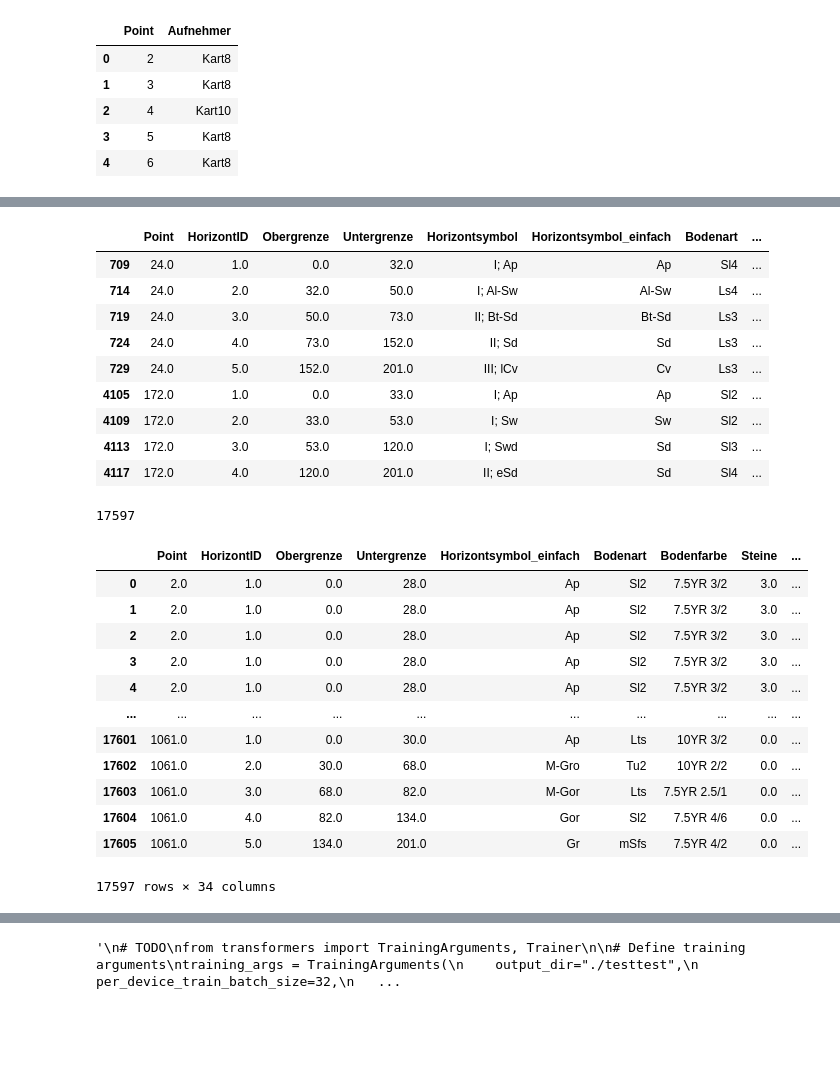
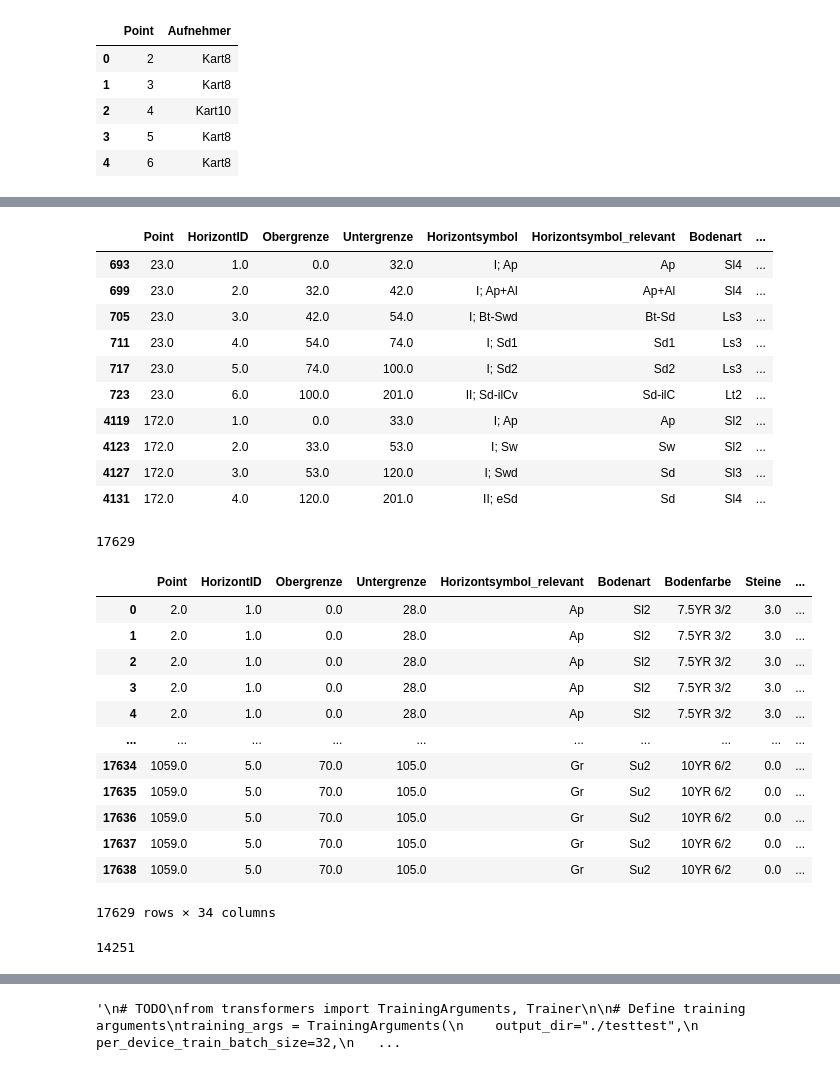
Before and after one commit to calgo-lab/BGR, a Jupyter notebook: notebooks/Multimodal_Training_Baseline.ipynb, the cells around one changed output, grey strips where cells are left out. Saved outputs shown, nothing was run; the diff lists cells and outputs as text; code cells hidden in the pictures; blank space fills up the shorter version.

Commit message:
Horizont_relevant as target (counts > 100)

```diff
--- a/notebooks/Multimodal_Training_Baseline.ipynb
+++ b/notebooks/Multimodal_Training_Baseline.ipynb
@@ -27,11 +27,11 @@ path_csv_annotator_ids = '../data/BGR/Kartierer_ID.csv'
 path_csv_locations = '../data/BGR/STANDORT.csv'
 path_horizons_simple = '../data/BGR/Vereinfachung_Horizontsymbole.csv'
 #path_pictures = "/Users/felix/Library/CloudStorage/Dropbox/data/BGR-Data-Bodenhorizonte/Profilbilder/"
-path_pictures = "../data/BGR/Profilbilder_no_ruler/"
+path_pictures = "../data/BGR/Profilbilder_no_ruler_no_sky/"
 # %%
 df = pd.read_csv(path_csv)
 print(len(df.index))
-df = df.dropna(subset=['Bodenart'])
+df = df.dropna(subset=['Horizontsymbol'])
 print(len(df.index))
 df#.head()
 # %% [output]
@@ -62,0 +53,4 @@ df_simple.head()
+# %%
+df_simple = pd.read_csv(path_horizons_simple)
+df_simple.rename(columns={"relevanter Anteil = was sinntragend und detektierbar ist - es sind nicht alles gültige Symbole": "relevanter Anteil"}, inplace=True)
+df_simple.head()
@@ -64,11 +65,12 @@ df_simple.head()
 # Add an extra column to the original dataset with the simplified horizon symbols
 
 # Apply the simplification function to each row of the 'Horizontsymbol' column
-df['Horizontsymbol_einfach'] = df['Horizontsymbol'].apply(lambda x: bgr_data.simplify_string(x, df_simple))
+col_name = "relevanter Anteil" # try to predict 'relevanter Anteil' first; otherwise, resort to 'stark vereinfacht'
+df['Horizontsymbol_relevant'] = df['Horizontsymbol'].apply(lambda x: bgr_data.simplify_string(x, df_simple, col_name))
 
 # Reorder the columns
 cols = df.columns.tolist()
-cols.insert(cols.index('Horizontsymbol') + 1, 'Horizontsymbol_einfach')
+cols.insert(cols.index('Horizontsymbol') + 1, 'Horizontsymbol_relevant')
 cols.pop() # remove the duplicate at the end
 df = df[cols]
 df
@@ -139,53 +145,60 @@ df = pd.merge(df, df_loc, how='inner', on='Point')
 # %%
 df[df['ycoord']=='N0'] # invalid ycoord?
 # %% [output]
-|  | Point | HorizontID | Obergrenze | Untergrenze | Horizontsymbol | Horizontsymbol_einfach | Bodenart | ... |
-| 709 | 24.0 | 1.0 | 0.0 | 32.0 | I; Ap | Ap | Sl4 | ... |
-| 714 | 24.0 | 2.0 | 32.0 | 50.0 | I; Al-Sw | Al-Sw | Ls4 | ... |
-| 719 | 24.0 | 3.0 | 50.0 | 73.0 | II; Bt-Sd | Bt-Sd | Ls3 | ... |
-| 724 | 24.0 | 4.0 | 73.0 | 152.0 | II; Sd | Sd | Ls3 | ... |
-| 729 | 24.0 | 5.0 | 152.0 | 201.0 | III; lCv | Cv | Ls3 | ... |
-| 4105 | 172.0 | 1.0 | 0.0 | 33.0 | I; Ap | Ap | Sl2 | ... |
-| 4109 | 172.0 | 2.0 | 33.0 | 53.0 | I; Sw | Sw | Sl2 | ... |
-| 4113 | 172.0 | 3.0 | 53.0 | 120.0 | I; Swd | Sd | Sl3 | ... |
-| 4117 | 172.0 | 4.0 | 120.0 | 201.0 | II; eSd | Sd | Sl4 | ... |
+|  | Point | HorizontID | Obergrenze | Untergrenze | Horizontsymbol | Horizontsymbol_relevant | Bodenart | ... |
+| 693 | 23.0 | 1.0 | 0.0 | 32.0 | I; Ap | Ap | Sl4 | ... |
+| 699 | 23.0 | 2.0 | 32.0 | 42.0 | I; Ap+Al | Ap+Al | Sl4 | ... |
+| 705 | 23.0 | 3.0 | 42.0 | 54.0 | I; Bt-Swd | Bt-Sd | Ls3 | ... |
+| 711 | 23.0 | 4.0 | 54.0 | 74.0 | I; Sd1 | Sd1 | Ls3 | ... |
+| 717 | 23.0 | 5.0 | 74.0 | 100.0 | I; Sd2 | Sd2 | Ls3 | ... |
+| 723 | 23.0 | 6.0 | 100.0 | 201.0 | II; Sd-ilCv | Sd-ilC | Lt2 | ... |
+| 4119 | 172.0 | 1.0 | 0.0 | 33.0 | I; Ap | Ap | Sl2 | ... |
+| 4123 | 172.0 | 2.0 | 33.0 | 53.0 | I; Sw | Sw | Sl2 | ... |
+| 4127 | 172.0 | 3.0 | 53.0 | 120.0 | I; Swd | Sd | Sl3 | ... |
+| 4131 | 172.0 | 4.0 | 120.0 | 201.0 | II; eSd | Sd | Sl4 | ... |
 # %%
 df = df[df['ycoord'] != 'N0']
 len(df)
 # %% [output]
-17597
+17629
 # %%
 keep_columns = ['Point', 'HorizontID', 'Obergrenze', 'Untergrenze',
                 #'Horizontsymbol',
-                'Horizontsymbol_einfach', 'Bodenart', 'Bodenfarbe', 'Steine', 'Karbonat', 'Humusgehaltsklasse', 'Durchwurzelung',
+                'Horizontsymbol_relevant', 'Bodenart', 'Bodenfarbe', 'Steine', 'Karbonat', 'Humusgehaltsklasse', 'Durchwurzelung',
                 'max_depth', 'file', 'Aufnehmer', 'Probenahme_Monat', 'Probenahme_Jahr', 'xcoord', 'ycoord', 'Bodenklimaraum_Name',
                 'Landnutzung', 'BZE_Moor', 'Hauptbodentyp', 'BodenVarTypSub', 'GrundwaStufe', 'GrundwaStand', 'Moormaechtigkeit',
                 'Torfmaechtigkeit', 'Neigung', 'Exposition', 'Woelbung', 'Reliefformtyp', 'LageImRelief', 'KV_0_30', 'KV_30_100']
 
 df = df[keep_columns]
 
 df['GrundwaStand'] = df['GrundwaStand'].str.replace('>','').astype(float)
 #df['xcoord'] = df['xcoord'].str.replace(',','.').astype(float)
 #df['ycoord'] = df['ycoord'].str.replace(',','.').astype(float)
 #df['ycoord'] = df['ycoord'].str.replace('N0','0').astype(float)
 #df['KV_0_30'] = df['KV_0_30'].str.replace(',','.').astype(float)
 #df['KV_30_100'] = df['KV_30_100'].str.replace(',','.').astype(float)
 
 df
 # %% [output]
-|  | Point | HorizontID | Obergrenze | Untergrenze | Horizontsymbol_einfach | Bodenart | Bodenfarbe | Steine | ... |
+|  | Point | HorizontID | Obergrenze | Untergrenze | Horizontsymbol_relevant | Bodenart | Bodenfarbe | Steine | ... |
 | 0 | 2.0 | 1.0 | 0.0 | 28.0 | Ap | Sl2 | 7.5YR 3/2 | 3.0 | ... |
 | 1 | 2.0 | 1.0 | 0.0 | 28.0 | Ap | Sl2 | 7.5YR 3/2 | 3.0 | ... |
 | 2 | 2.0 | 1.0 | 0.0 | 28.0 | Ap | Sl2 | 7.5YR 3/2 | 3.0 | ... |
 | 3 | 2.0 | 1.0 | 0.0 | 28.0 | Ap | Sl2 | 7.5YR 3/2 | 3.0 | ... |
 | 4 | 2.0 | 1.0 | 0.0 | 28.0 | Ap | Sl2 | 7.5YR 3/2 | 3.0 | ... |
 | ... | ... | ... | ... | ... | ... | ... | ... | ... | ... |
-| 17601 | 1061.0 | 1.0 | 0.0 | 30.0 | Ap | Lts | 10YR 3/2 | 0.0 | ... |
-| 17602 | 1061.0 | 2.0 | 30.0 | 68.0 | M-Gro | Tu2 | 10YR 2/2 | 0.0 | ... |
-| 17603 | 1061.0 | 3.0 | 68.0 | 82.0 | M-Gor | Lts | 7.5YR 2.5/1 | 0.0 | ... |
-| 17604 | 1061.0 | 4.0 | 82.0 | 134.0 | Gor | Sl2 | 7.5YR 4/6 | 0.0 | ... |
-| 17605 | 1061.0 | 5.0 | 134.0 | 201.0 | Gr | mSfs | 7.5YR 4/2 | 0.0 | ... |
+| 17634 | 1059.0 | 5.0 | 70.0 | 105.0 | Gr | Su2 | 10YR 6/2 | 0.0 | ... |
+| 17635 | 1059.0 | 5.0 | 70.0 | 105.0 | Gr | Su2 | 10YR 6/2 | 0.0 | ... |
+| 17636 | 1059.0 | 5.0 | 70.0 | 105.0 | Gr | Su2 | 10YR 6/2 | 0.0 | ... |
+| 17637 | 1059.0 | 5.0 | 70.0 | 105.0 | Gr | Su2 | 10YR 6/2 | 0.0 | ... |
+| 17638 | 1059.0 | 5.0 | 70.0 | 105.0 | Gr | Su2 | 10YR 6/2 | 0.0 | ... |
-17597 rows × 34 columns
+17629 rows × 34 columns
+# %%
+# Profile images only show horizons up to ~1 meter depth
+df = df[df['Obergrenze'] <= 100]
+len(df)
+# %% [output]
+14251
 # %%
 # TODO: What's a good imputation strategy? There are lots of NaNs...
 df = df.dropna()
```
Also changed, not shown: parts of 19 cells of this notebook, 2 other files.
